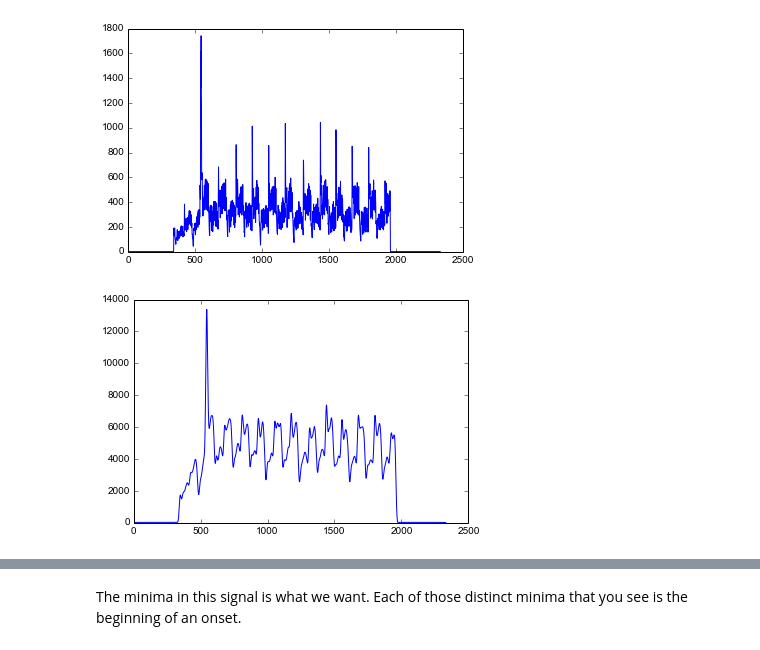
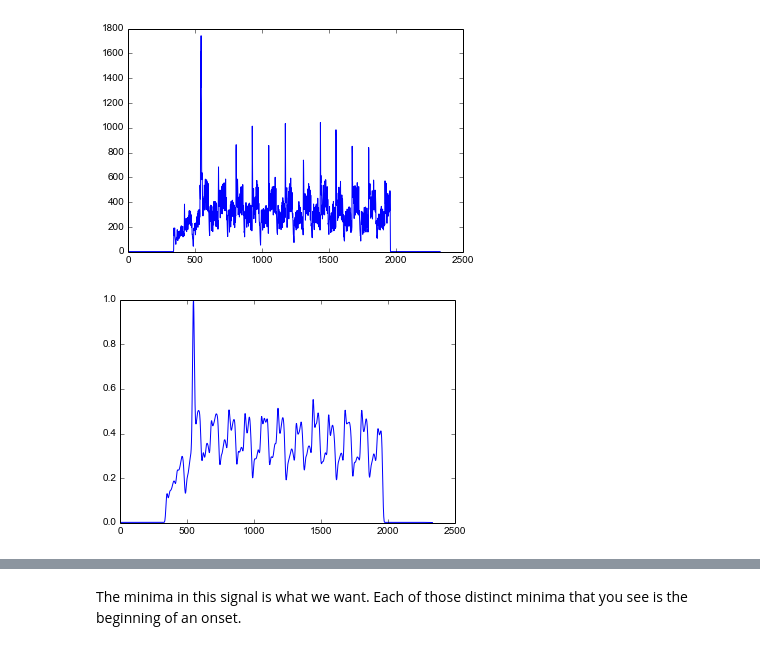
Before and after one commit to akshay1992/bird_onset_detection, a Jupyter notebook: SwallowTail1.ipynb, the cells around one changed output, grey strips where cells are left out. Drawn from its saved outputs; the diff is of its cells as text; code cells hidden in the pictures.

```diff
--- a/SwallowTail1.ipynb
+++ b/SwallowTail1.ipynb
@@ -98,19 +98,19 @@ show()
 # %%
 # Smooth the spectral energy
 kernel = np.blackman(35)
 energy = np.convolve(energy, kernel, mode='same')
 
 # Normalize the energy signal
 norm_energy = energy*1.0/np.max(energy)
 
-plot(energy)
+plot(norm_energy)
 show()
 
 # Notes-to-self
 #  - np.convolve mode is important
 #  - kernel 'order' is a custom Input
 # %% [output]
-[figure, old version]
+[figure, new version]
 # %%
 # Fix a zero level roughly in the middle
 alpha = 1.2
```
Also changed, not shown: parts of 3 cells of this notebook.
